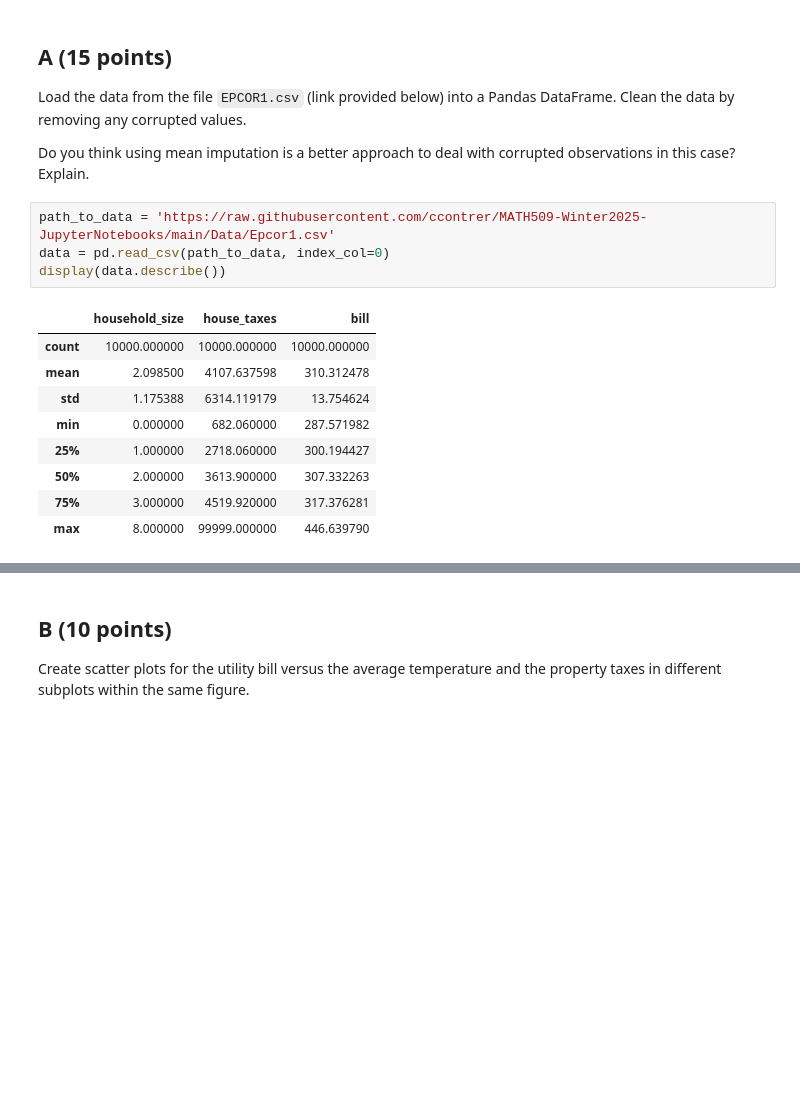
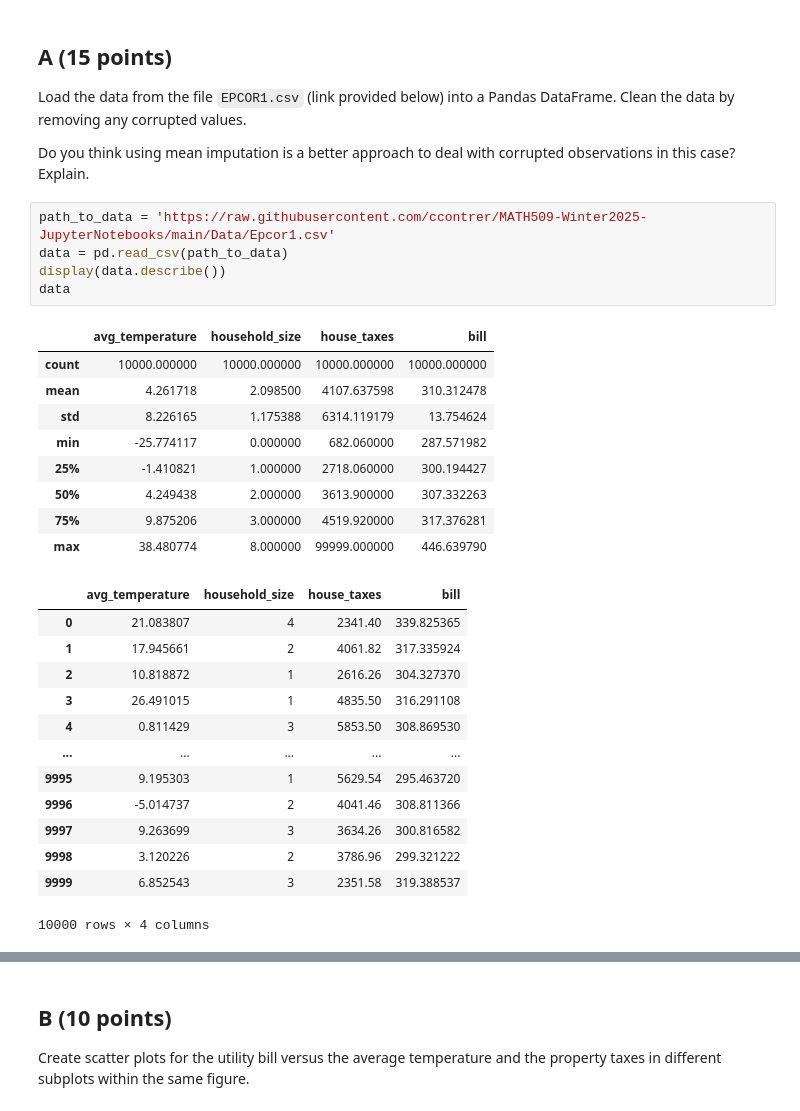
Before and after one commit to howardchen29/Math509, a Jupyter notebook: Midterm Exam.ipynb, the cells around one changed output, grey strips where cells are left out. Saved outputs shown, nothing was run; the diff lists cells and outputs as text; blank space fills up the shorter version.

```diff
--- a/Midterm Exam.ipynb
+++ b/Midterm Exam.ipynb
@@ -31,18 +32,32 @@ Load the data from the file `EPCOR1.csv` (link provided below) into a Pandas Dat
 Do you think using mean imputation is a better approach to deal with corrupted observations in this case? Explain.
 # %%
 path_to_data = 'https://raw.githubusercontent.com/ccontrer/MATH509-Winter2025-JupyterNotebooks/main/Data/Epcor1.csv'
-data = pd.read_csv(path_to_data, index_col=0)
+data = pd.read_csv(path_to_data)
 display(data.describe())
+data
 # %% [output]
-|  | household_size | house_taxes | bill |
-| count | 10000.000000 | 10000.000000 | 10000.000000 |
-| mean | 2.098500 | 4107.637598 | 310.312478 |
-| std | 1.175388 | 6314.119179 | 13.754624 |
-| min | 0.000000 | 682.060000 | 287.571982 |
-| 25% | 1.000000 | 2718.060000 | 300.194427 |
-| 50% | 2.000000 | 3613.900000 | 307.332263 |
-| 75% | 3.000000 | 4519.920000 | 317.376281 |
-| max | 8.000000 | 99999.000000 | 446.639790 |
+|  | avg_temperature | household_size | house_taxes | bill |
+| count | 10000.000000 | 10000.000000 | 10000.000000 | 10000.000000 |
+| mean | 4.261718 | 2.098500 | 4107.637598 | 310.312478 |
+| std | 8.226165 | 1.175388 | 6314.119179 | 13.754624 |
+| min | -25.774117 | 0.000000 | 682.060000 | 287.571982 |
+| 25% | -1.410821 | 1.000000 | 2718.060000 | 300.194427 |
+| 50% | 4.249438 | 2.000000 | 3613.900000 | 307.332263 |
+| 75% | 9.875206 | 3.000000 | 4519.920000 | 317.376281 |
+| max | 38.480774 | 8.000000 | 99999.000000 | 446.639790 |
+|  | avg_temperature | household_size | house_taxes | bill |
+| 0 | 21.083807 | 4 | 2341.40 | 339.825365 |
+| 1 | 17.945661 | 2 | 4061.82 | 317.335924 |
+| 2 | 10.818872 | 1 | 2616.26 | 304.327370 |
+| 3 | 26.491015 | 1 | 4835.50 | 316.291108 |
+| 4 | 0.811429 | 3 | 5853.50 | 308.869530 |
+| ... | ... | ... | ... | ... |
+| 9995 | 9.195303 | 1 | 5629.54 | 295.463720 |
+| 9996 | -5.014737 | 2 | 4041.46 | 308.811366 |
+| 9997 | 9.263699 | 3 | 3634.26 | 300.816582 |
+| 9998 | 3.120226 | 2 | 3786.96 | 299.321222 |
+| 9999 | 6.852543 | 3 | 2351.58 | 319.388537 |
+10000 rows × 4 columns
 # %%
 data2 = data.loc[data['house_taxes'] == 99999]
 display(data2.describe())
```
Also changed, not shown: parts of 3 cells of this notebook.
